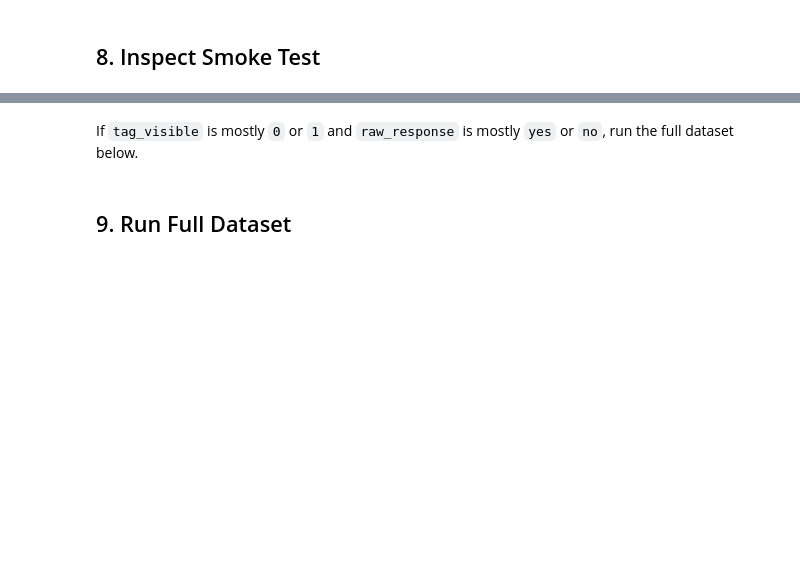
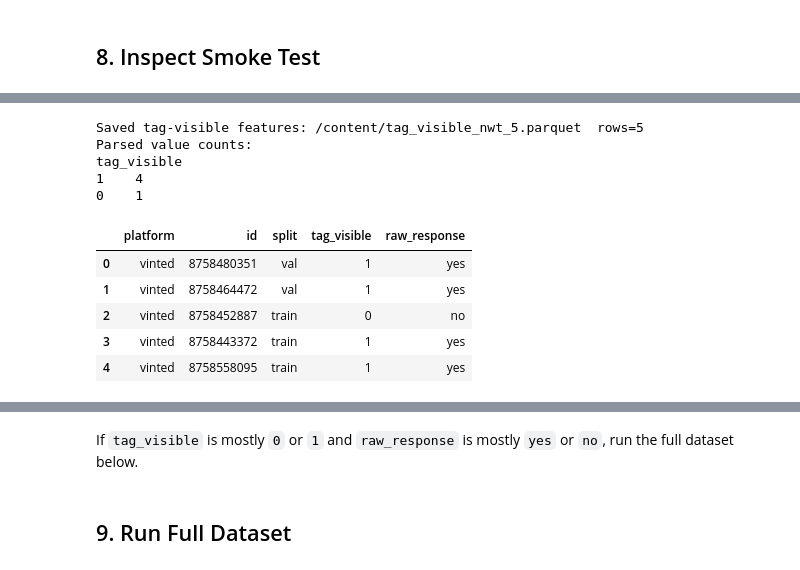
Before and after one commit to mchlkan/Advanced_ML, a Jupyter notebook: notebooks/03_model3_tag_detector_colab.ipynb, the cells around one changed output, grey strips where cells are left out. Drawn from its saved outputs; the diff is of its cells as text; code cells hidden in the pictures; blank space fills up the shorter version.

```diff
--- a/notebooks/03_model3_tag_detector_colab.ipynb
+++ b/notebooks/03_model3_tag_detector_colab.ipynb
@@ -81,0 +250,24 @@ smoke
+# %%
+!python models/run_tag_detector.py \
+  --model-id Qwen/Qwen3-VL-4B-Instruct \
+  --adapter-id Rengo33/qwen3vl4b-resell-adapter \
+  --load-in-4bit \
+  --vinted-path /content/model3_nwt_test/vinted_nwt_5.parquet \
+  --ka-path /content/model3_nwt_test/ka_empty.parquet \
+  --output /content/tag_visible_nwt_5.parquet \
+  --batch-size 1
+# %% [output]
+Saved tag-visible features: /content/tag_visible_nwt_5.parquet  rows=5
+Parsed value counts:
+tag_visible
+1    4
+0    1
+# %%
+pd.read_parquet("/content/tag_visible_nwt_5.parquet")
+# %% [output]
+|  | platform | id | split | tag_visible | raw_response |
+| 0 | vinted | 8758480351 | val | 1 | yes |
+| 1 | vinted | 8758464472 | val | 1 | yes |
+| 2 | vinted | 8758452887 | train | 0 | no |
+| 3 | vinted | 8758443372 | train | 1 | yes |
+| 4 | vinted | 8758558095 | train | 1 | yes |
```
Also changed, not shown: parts of 14 cells of this notebook.
